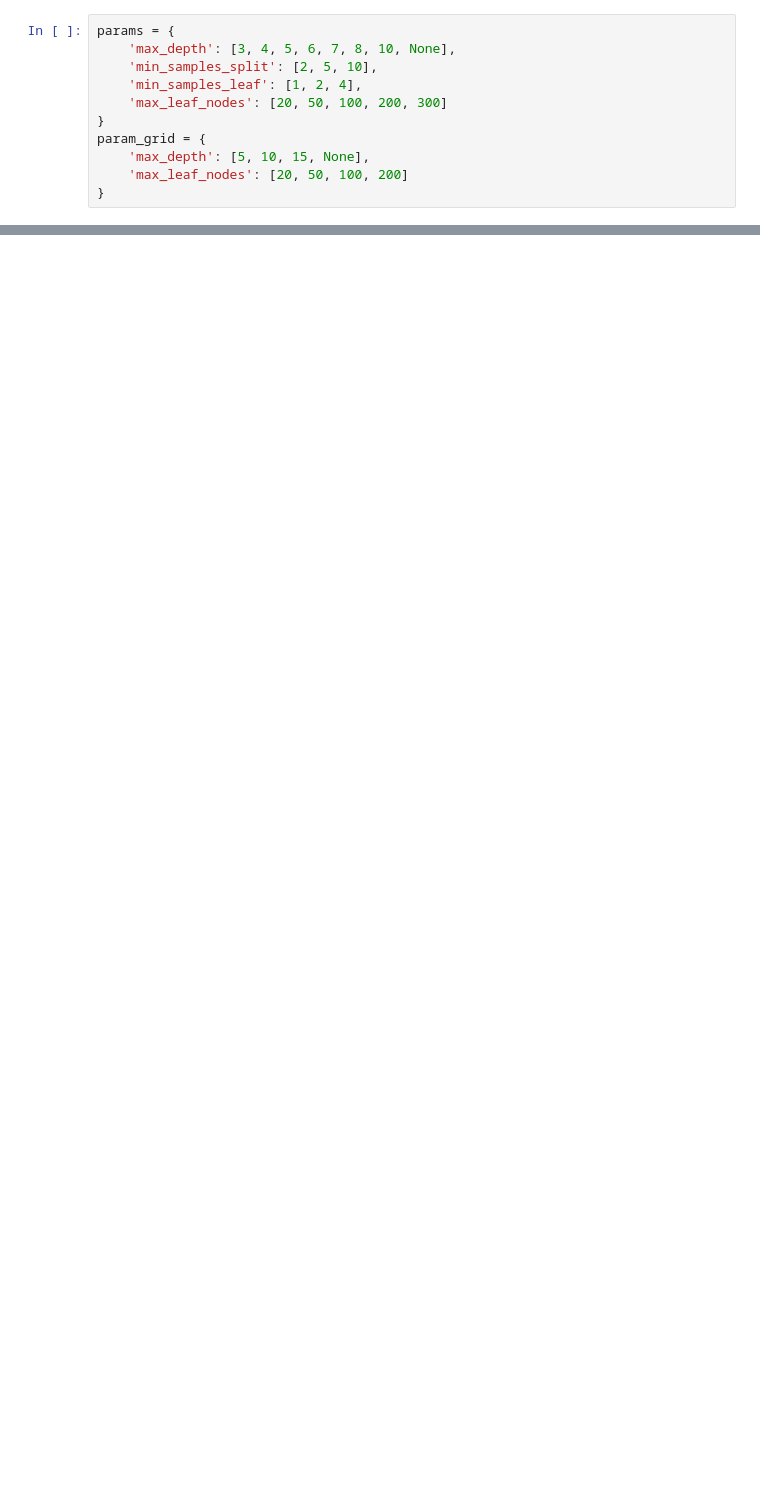
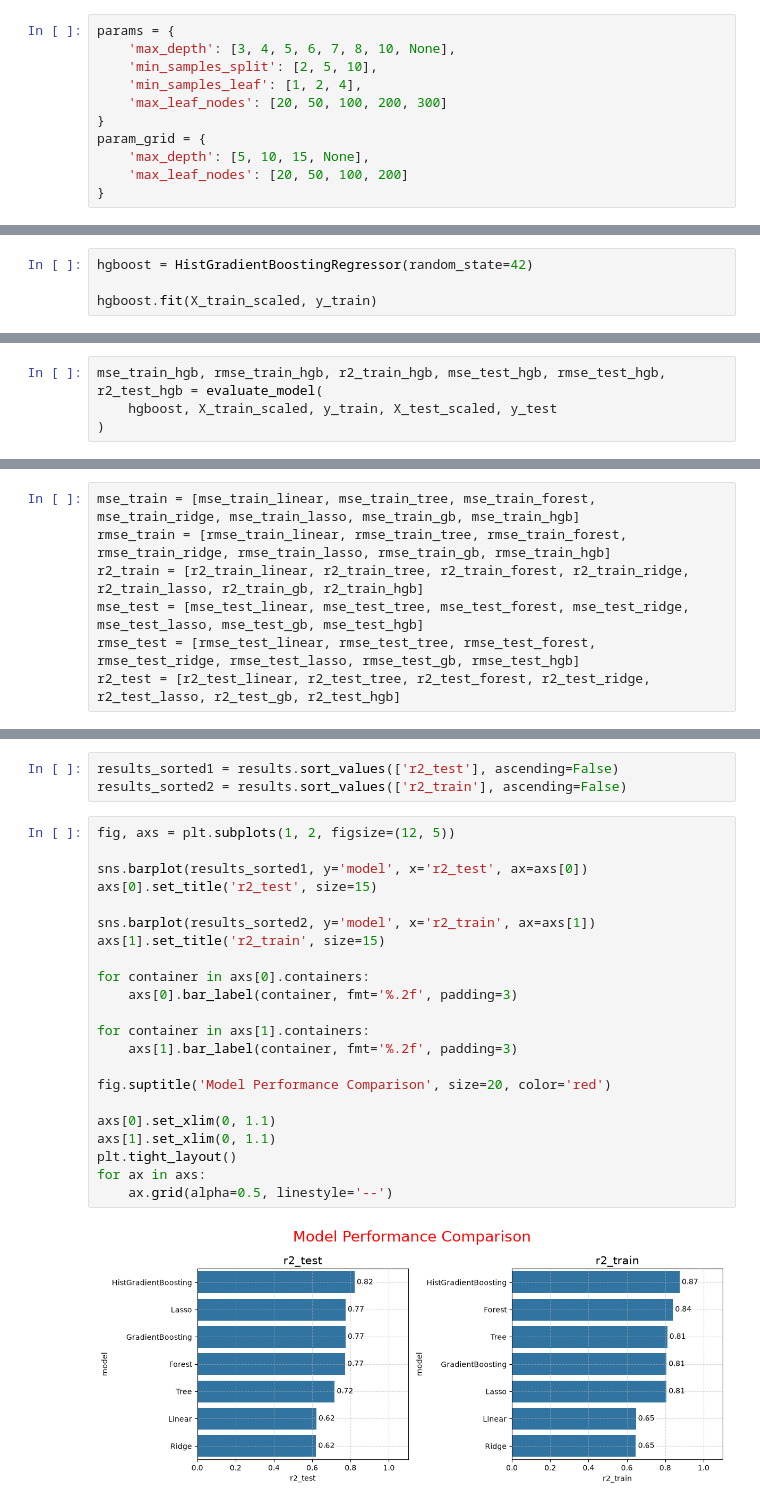
Before and after one commit to Mohamadzf23/california-housing-ml, a Jupyter notebook: src/Untitled-1.ipynb, the cells around one changed output, grey strips where cells are left out. Cells and saved outputs as stored; diff of their text form; blank space fills up the shorter version.

Commit message:
add two file in src:     first: update file untitled-1.ipynb     second: add file hist_gradient_boosting.pkl for best model

```diff
--- a/src/Untitled-1.ipynb
+++ b/src/Untitled-1.ipynb
@@ -864,0 +953,4 @@ print(grid.best_params_)
+# %%
+hgboost = HistGradientBoostingRegressor(random_state=42)
+
+hgboost.fit(X_train_scaled, y_train)
@@ -864,0 +972,4 @@ print(grid.best_params_)
+# %%
+mse_train_hgb, rmse_train_hgb, r2_train_hgb, mse_test_hgb, rmse_test_hgb, r2_test_hgb = evaluate_model(
+    hgboost, X_train_scaled, y_train, X_test_scaled, y_test
+)
@@ -864,0 +1024,7 @@ print(grid.best_params_)
+# %%
+mse_train = [mse_train_linear, mse_train_tree, mse_train_forest, mse_train_ridge, mse_train_lasso, mse_train_gb, mse_train_hgb]
+rmse_train = [rmse_train_linear, rmse_train_tree, rmse_train_forest, rmse_train_ridge, rmse_train_lasso, rmse_train_gb, rmse_train_hgb]
+r2_train = [r2_train_linear, r2_train_tree, r2_train_forest, r2_train_ridge, r2_train_lasso, r2_train_gb, r2_train_hgb]
+mse_test = [mse_test_linear, mse_test_tree, mse_test_forest, mse_test_ridge, mse_test_lasso, mse_test_gb, mse_test_hgb]
+rmse_test = [rmse_test_linear, rmse_test_tree, rmse_test_forest, rmse_test_ridge, rmse_test_lasso, rmse_test_gb, rmse_test_hgb]
+r2_test = [r2_test_linear, r2_test_tree, r2_test_forest, r2_test_ridge, r2_test_lasso, r2_test_gb, r2_test_hgb]
@@ -864,0 +1082,27 @@ print(grid.best_params_)
+# %%
+results_sorted1 = results.sort_values(['r2_test'], ascending=False)
+results_sorted2 = results.sort_values(['r2_train'], ascending=False)
+# %%
+fig, axs = plt.subplots(1, 2, figsize=(12, 5))
+
+sns.barplot(results_sorted1, y='model', x='r2_test', ax=axs[0])
+axs[0].set_title('r2_test', size=15)
+
+sns.barplot(results_sorted2, y='model', x='r2_train', ax=axs[1])
+axs[1].set_title('r2_train', size=15)
+
+for container in axs[0].containers:
+    axs[0].bar_label(container, fmt='%.2f', padding=3)
+
+for container in axs[1].containers:
+    axs[1].bar_label(container, fmt='%.2f', padding=3)
+
+fig.suptitle('Model Performance Comparison', size=20, color='red')
+
+axs[0].set_xlim(0, 1.1)
+axs[1].set_xlim(0, 1.1)
+plt.tight_layout()
+for ax in axs:
+    ax.grid(alpha=0.5, linestyle='--')
+# %% [output]
+[figure, added]
```
Also changed, not shown: parts of 76 cells of this notebook, 2 other files.
